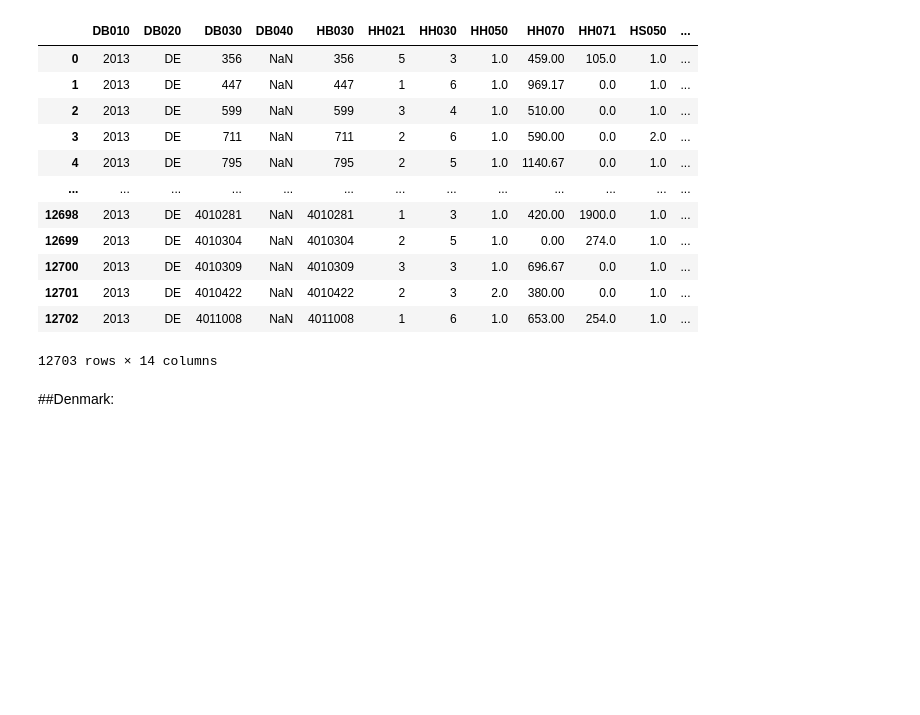
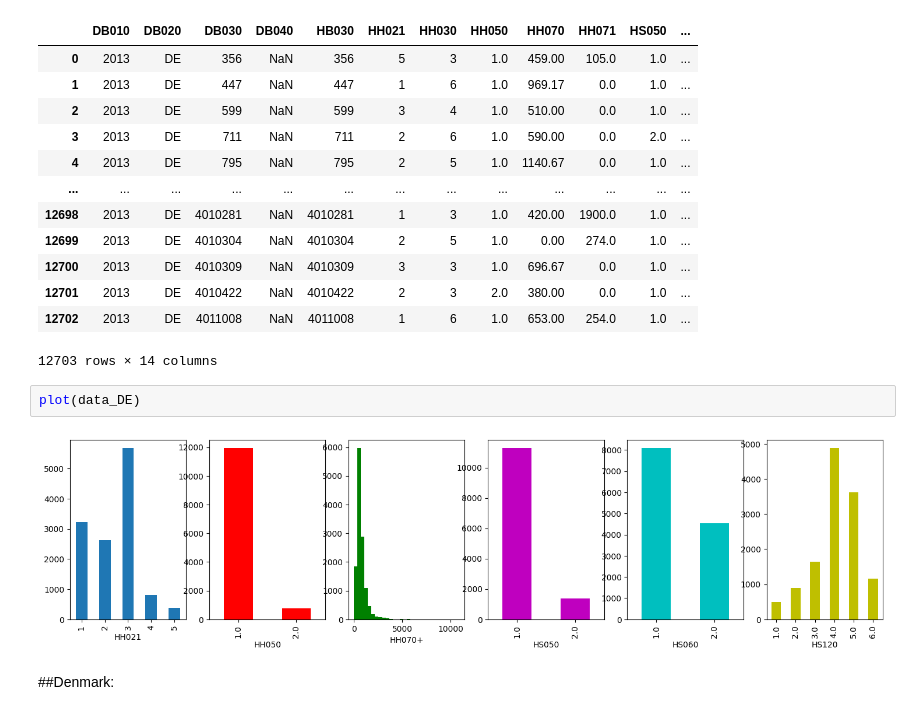
Before and after one commit to AndreiAf02/STAT561_Project, a Jupyter notebook: STAT561_Project.ipynb, the cells around one changed output. Saved outputs shown, nothing was run; the diff lists cells and outputs as text; blank space fills up the shorter version.

```diff
--- a/STAT561_Project.ipynb
+++ b/STAT561_Project.ipynb
@@ -373,6 +306,10 @@ data_DE
 | 12701 | 2013 | DE | 4010422 | NaN | 4010422 | 2 | 3 | 2.0 | 380.00 | 0.0 | 1.0 | ... |
 | 12702 | 2013 | DE | 4011008 | NaN | 4011008 | 1 | 6 | 1.0 | 653.00 | 254.0 | 1.0 | ... |
 12703 rows × 14 columns
+# %%
+plot(data_DE)
+# %% [output]
+[figure, added]
 # %% [markdown]
 ##Denmark:
 # %%
```
Also changed, not shown: parts of 29 cells of this notebook.
